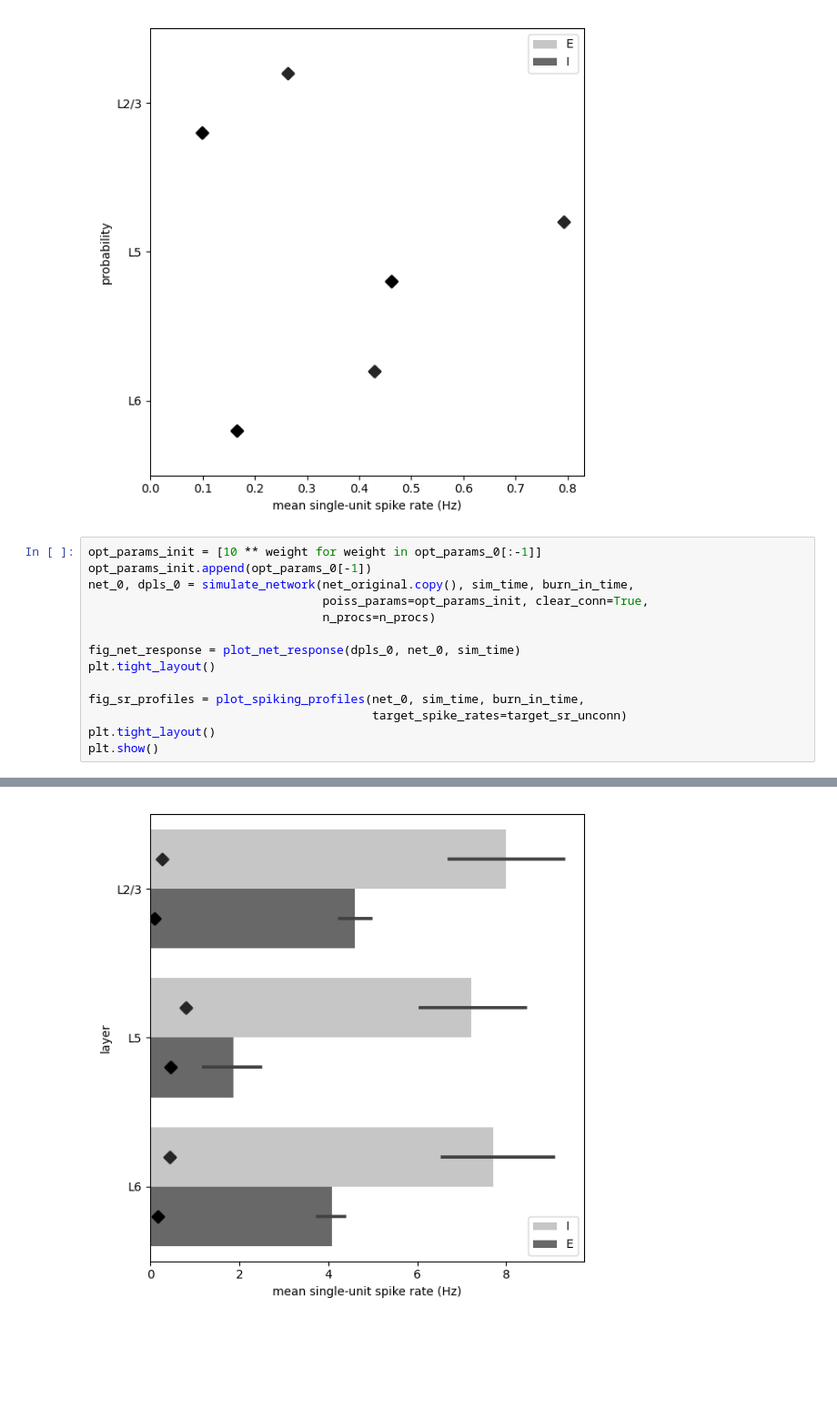
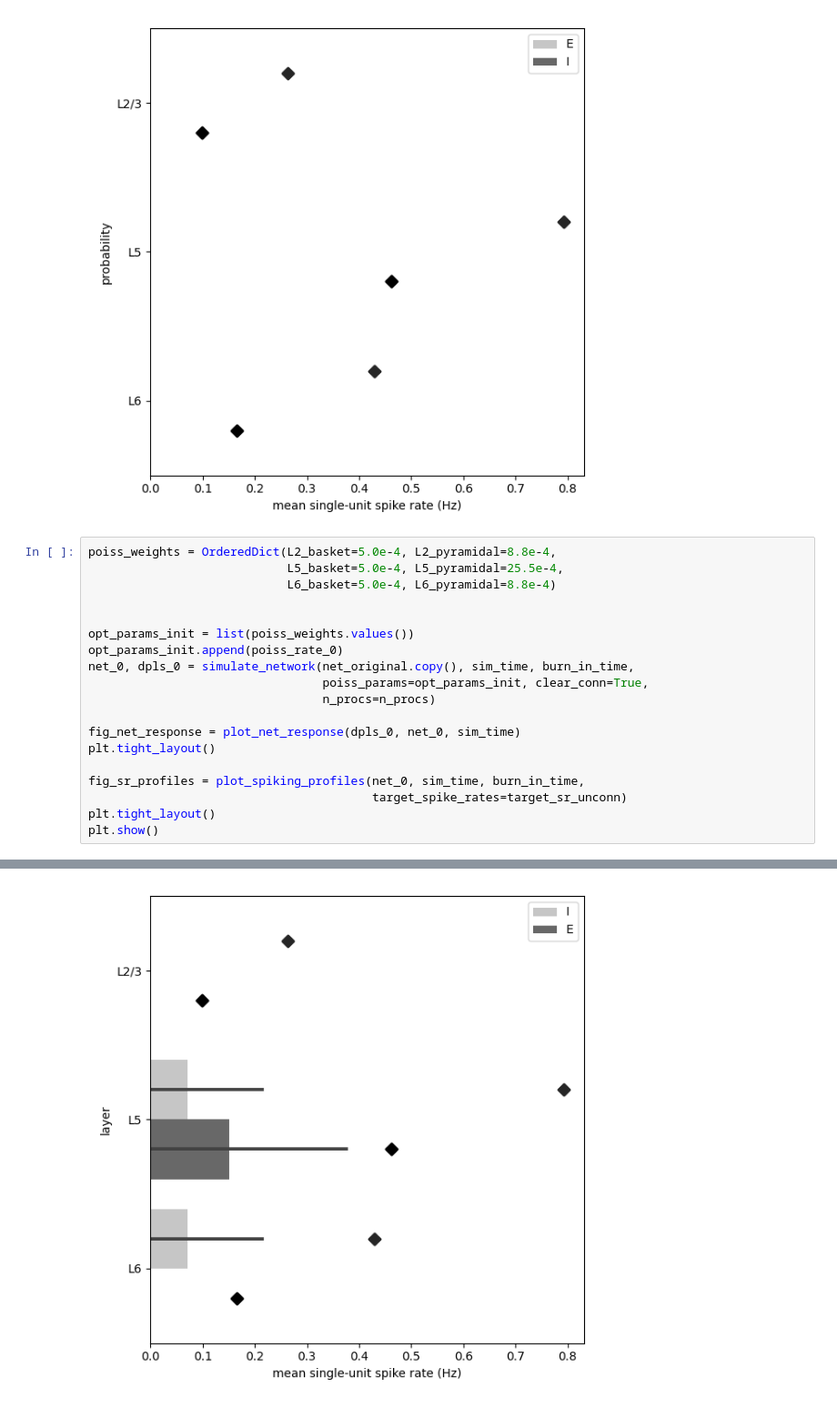
Before and after one commit to rythorpe/hnn-core, a Jupyter notebook: rs_dd_project/opt_baseline_drive.ipynb, the cells around one changed output, grey strips where cells are left out. Shown at 91% size. Drawn from its saved outputs; the diff is of its cells as text; blank space fills up the shorter version.

```diff
--- a/rs_dd_project/opt_baseline_drive.ipynb
+++ b/rs_dd_project/opt_baseline_drive.ipynb
@@ -181,8 +181,13 @@ baseline drive optimization routine completed successfully!!!
 [figure]
 [figure]
 # %%
-opt_params_init = [10 ** weight for weight in opt_params_0[:-1]]
-opt_params_init.append(opt_params_0[-1])
+poiss_weights = OrderedDict(L2_basket=5.0e-4, L2_pyramidal=8.8e-4,
+                            L5_basket=5.0e-4, L5_pyramidal=25.5e-4,
+                            L6_basket=5.0e-4, L6_pyramidal=8.8e-4)
+
+
+opt_params_init = list(poiss_weights.values())
+opt_params_init.append(poiss_rate_0)
 net_0, dpls_0 = simulate_network(net_original.copy(), sim_time, burn_in_time,
                                  poiss_params=opt_params_init, clear_conn=True,
                                  n_procs=n_procs)
@@ -209,7 +214,7 @@ Loading custom mechanism files from /home/ryan/hnn-core/hnn_core/mod/x86_64/.lib
 Loading custom mechanism files from /home/ryan/hnn-core/hnn_core/mod/x86_64/.libs/libnrnmech.so
 ... (61 lines left out)
 Trial 1: 560.0 ms...
 Trial 1: 570.0 ms...
 Trial 1: 580.0 ms...
 Trial 1: 590.0 ms...
-[figure, old version]
+[figure, new version]
```
Also changed, not shown: parts of 1 cell of this notebook, 1 other file.
